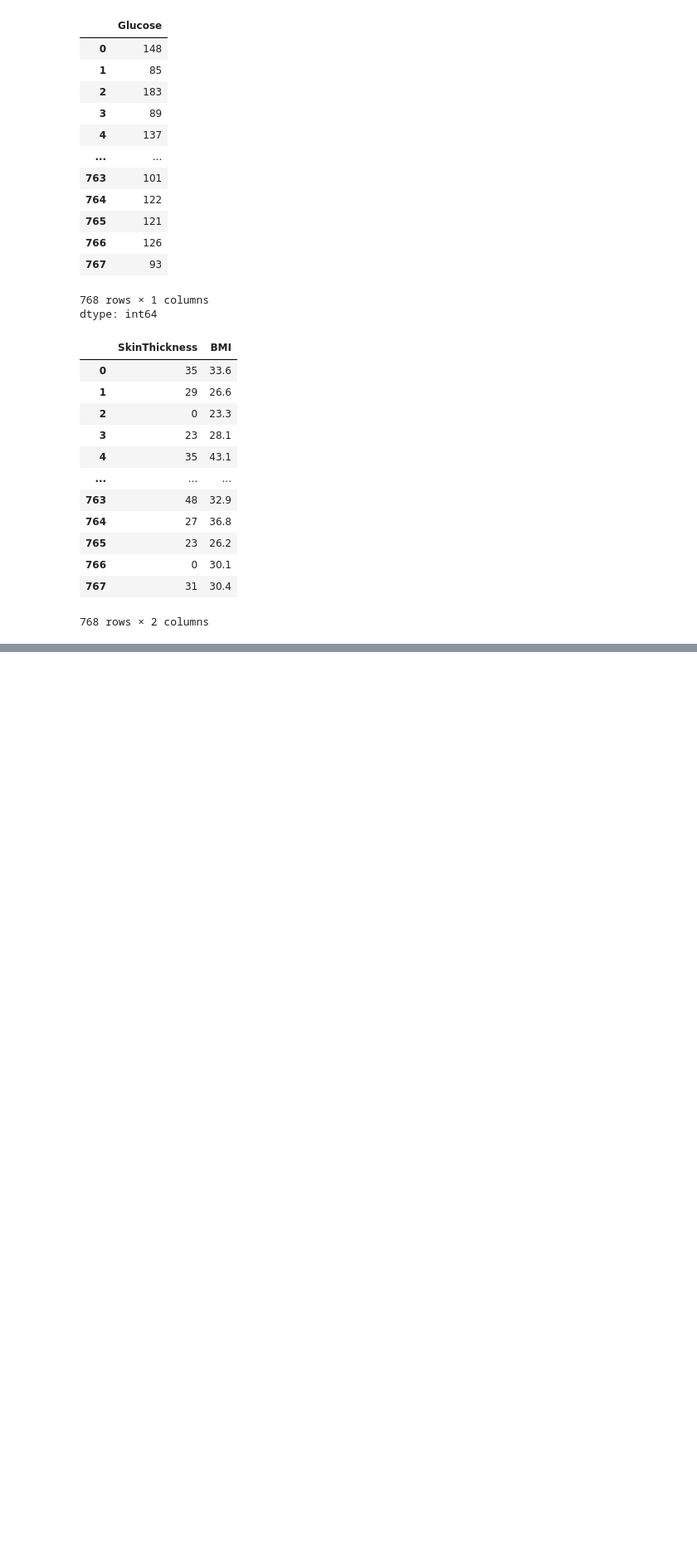
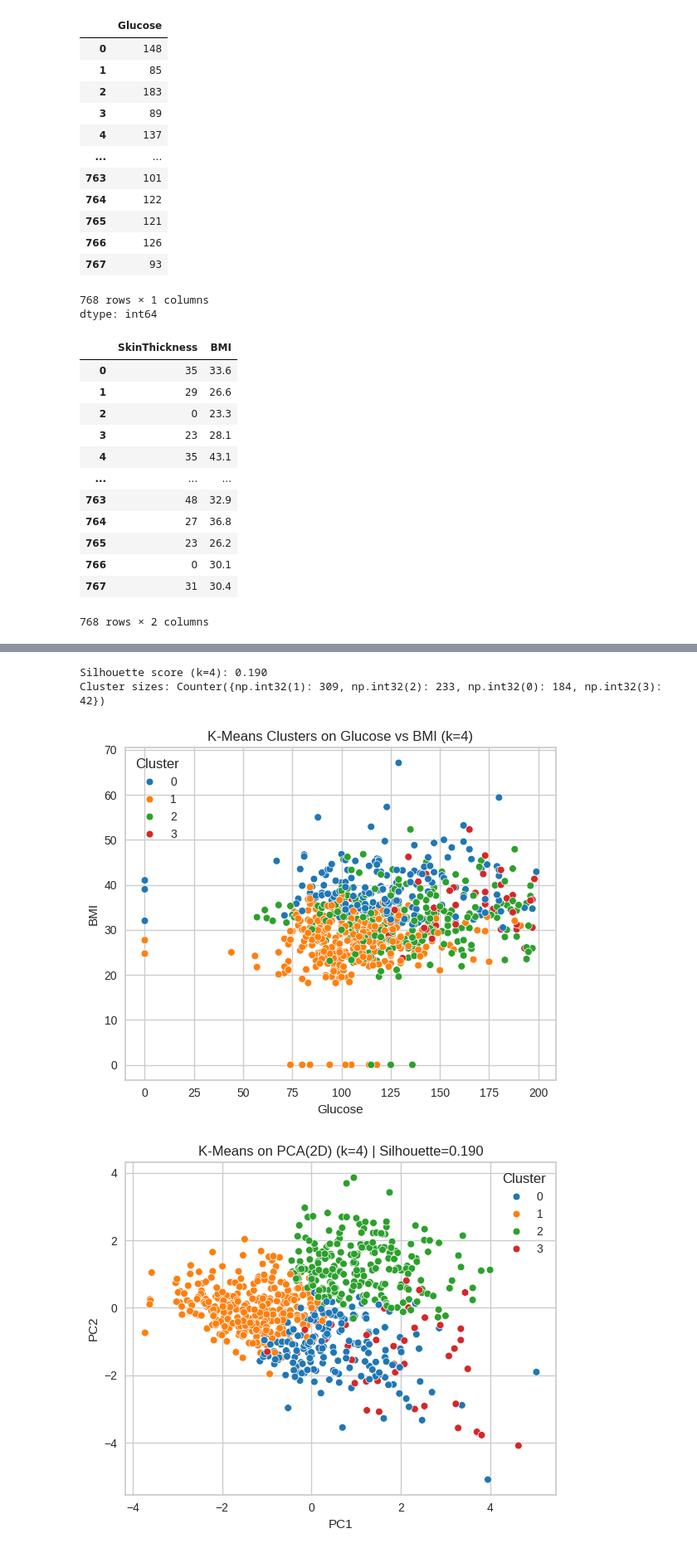
Before and after one commit to Abhijeet3407/Artifical-Inteligence, a Jupyter notebook: Week-6.2.ipynb, the cells around one changed output, grey strips where cells are left out. Shown at 83% size. Saved outputs shown, nothing was run; the diff lists cells and outputs as text; code cells hidden in the pictures; blank space fills up the shorter version.

```diff
--- a/Week-6.2.ipynb
+++ b/Week-6.2.ipynb
@@ -86,0 +162,47 @@ xx
+# %%
+# -------------------------------
+# 6) Fit K-Means with chosen k
+# -------------------------------
+kmeans = KMeans(n_clusters=best_k, n_init=10, random_state=42)
+kmeans.fit(X)
+labels = kmeans.labels_
+df['Cluster'] = labels
+
+# Silhouette score
+sil = silhouette_score(X, labels)
+print(f"Silhouette score (k={best_k}): {sil:.3f}")
+
+# Cluster sizes
+from collections import Counter
+print("Cluster sizes:", Counter(labels))
+# %% [output]
+Silhouette score (k=4): 0.190
+Cluster sizes: Counter({np.int32(1): 309, np.int32(2): 233, np.int32(0): 184, np.int32(3): 42})
+# %%
+# --------------------------------------------
+# 7) Visualizations (feature + PCA scatter)
+# --------------------------------------------
+# 7a) Pick two informative features to plot (available ones)
+plot_x = 'Glucose' if 'Glucose' in cols else cols[0]
+plot_y = 'BMI' if 'BMI' in cols else cols[min(1, len(cols)-1)]
+
+plt.figure(figsize=(6,5))
+sns.scatterplot(data=df, x=plot_x, y=plot_y, hue='Cluster', palette='tab10', s=40)
+plt.title(f"K-Means Clusters on {plot_x} vs {plot_y} (k={best_k})")
+plt.tight_layout()
+plt.show()
+
+# 7b) PCA to 2D for a global view
+pca = PCA(n_components=2, random_state=42)
+X_pca = pca.fit_transform(X)
+pcadf = pd.DataFrame(X_pca, columns=['PC1','PC2'])
+pcadf['Cluster'] = labels
+
+plt.figure(figsize=(6,5))
+sns.scatterplot(data=pcadf, x='PC1', y='PC2', hue='Cluster', palette='tab10', s=40)
+plt.title(f"K-Means on PCA(2D) (k={best_k}) | Silhouette={sil:.3f}")
+plt.tight_layout()
+plt.show()
+# %% [output]
+[figure, added]
+[figure, added]
```
Also changed, not shown: parts of 8 cells of this notebook.
